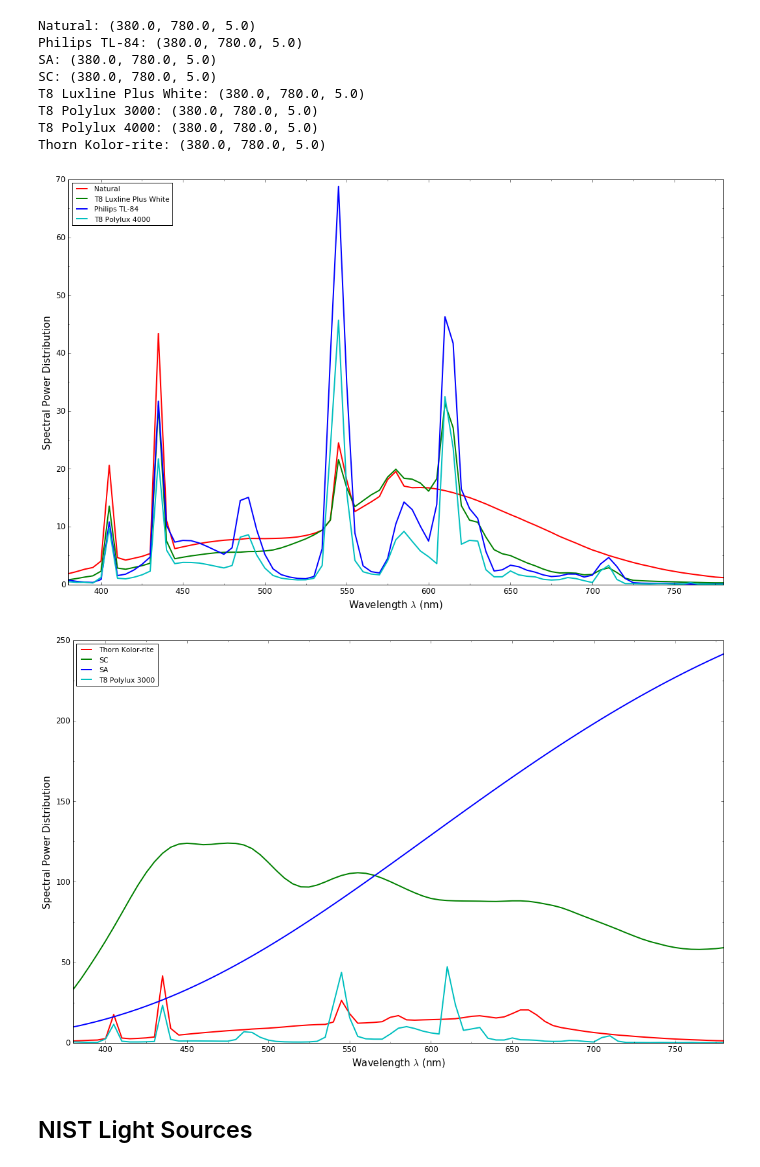
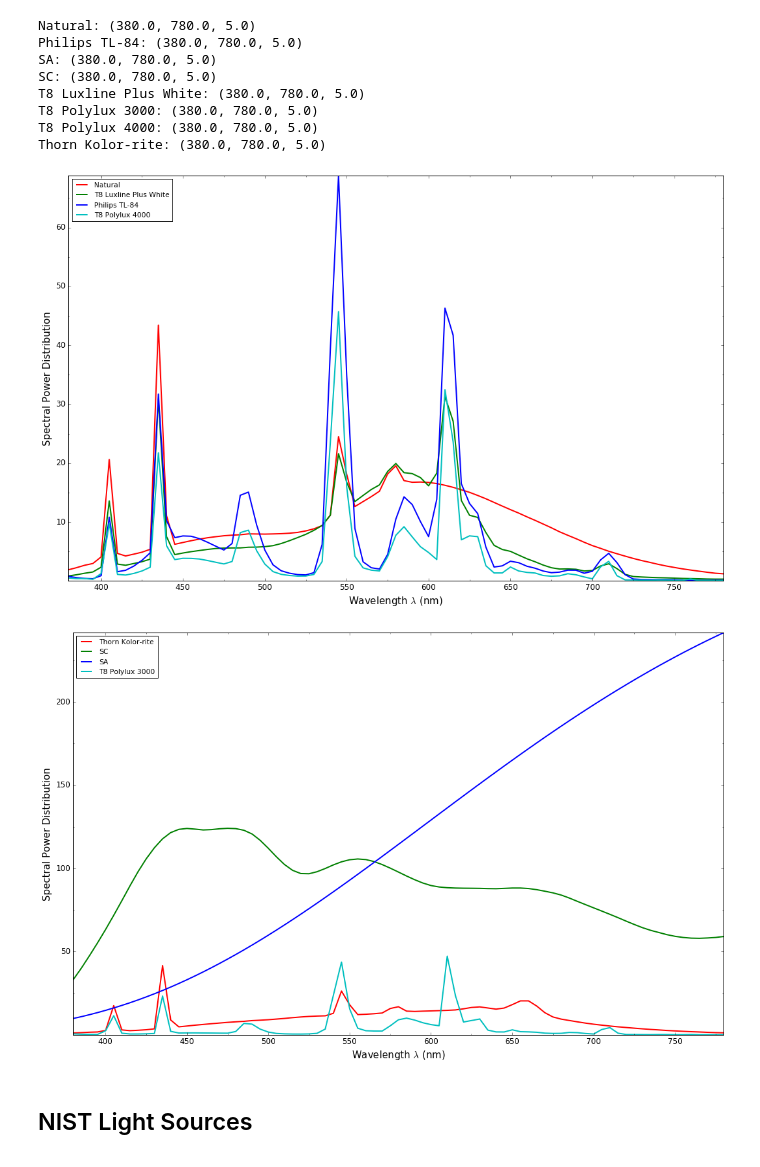
Before and after one commit to colour-science/colour-notebooks, a Jupyter notebook: notebooks/colorimetry/light_sources.ipynb, the cells around one changed output. Cells and saved outputs as stored; diff of their text form; code cells hidden in the pictures.

```diff
--- a/notebooks/colorimetry/light_sources.ipynb
+++ b/notebooks/colorimetry/light_sources.ipynb
@@ -58,13 +60,15 @@ Thorn Kolor-rite: (380.0, 780.0, 5.0)
 # %%
 from colour.plotting import *
 from colour.utilities import batch
 
+colour_plotting_defaults()
+
 # Plotting the *RIT* light sources.
 for light_sources in batch(LIGHT_SOURCES_RIT_RELATIVE_SPDS.values(), 4):
     multi_spd_plot(light_sources)
 # %% [output]
-[figure, old version]
+[figure, new version]
-[figure, old version]
+[figure, new version]
 # %% [markdown]
 ## NIST Light Sources
 # %% [markdown]
```
Also changed, not shown: parts of 6 cells of this notebook, 12 other files.
